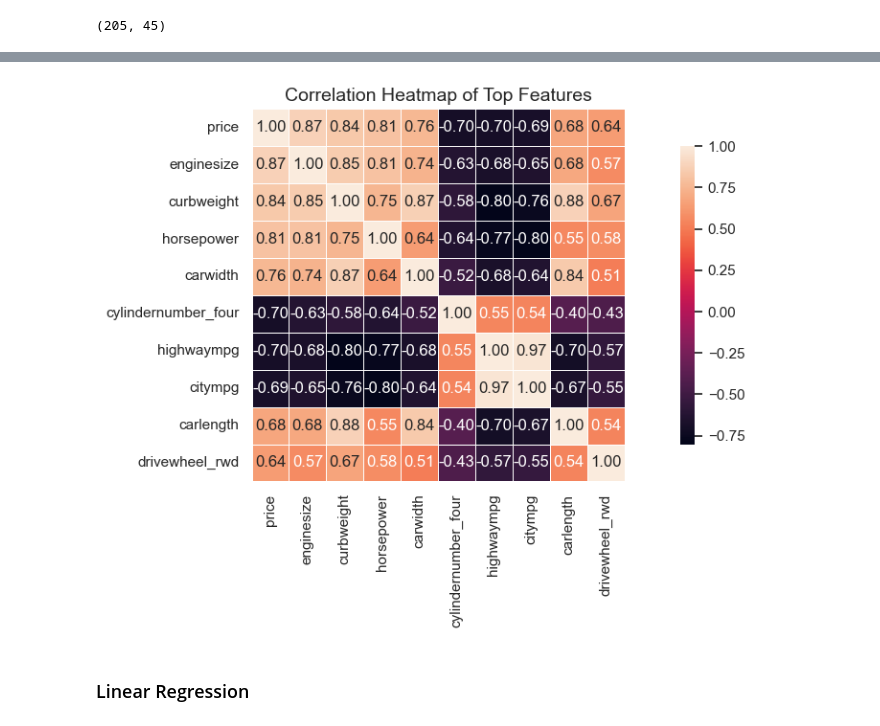
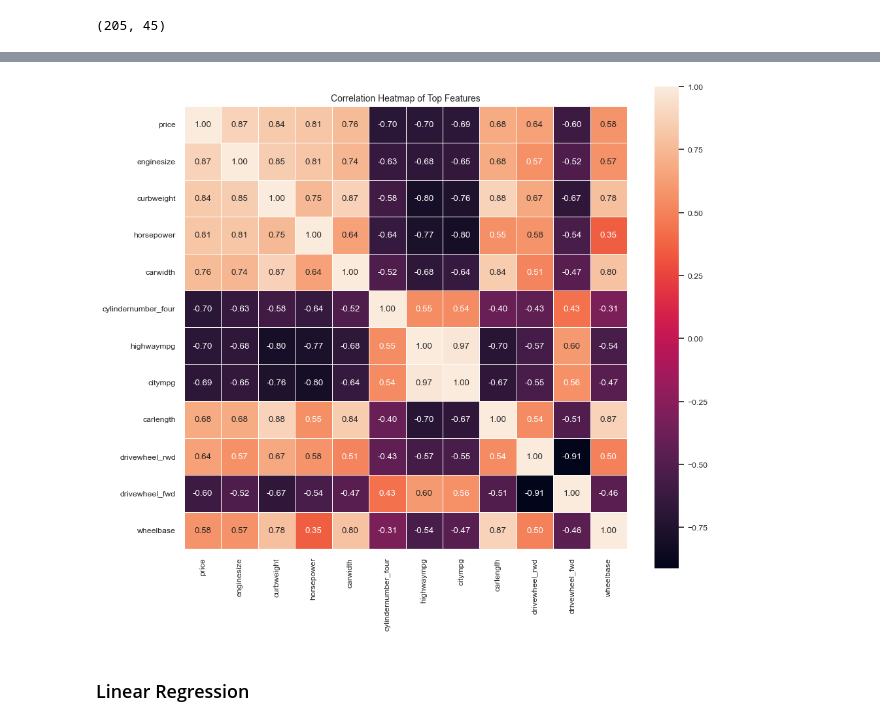
Before and after one commit to srlakkar/DataAnalytics, a Jupyter notebook: LinearRegression/Car Price Prediction/carprediction.ipynb, the cells around one changed output, grey strips where cells are left out. Saved outputs shown, nothing was run; the diff lists cells and outputs as text; code cells hidden in the pictures.

```diff
--- a/LinearRegression/Car Price Prediction/carprediction.ipynb
+++ b/LinearRegression/Car Price Prediction/carprediction.ipynb
@@ -58,6 +58,7 @@ import seaborn as sns
 import matplotlib.pyplot as plt
 
 # Select top n most correlated features with price
-top_n = 10
+top_n = 12
 corr = df.corr()
-top_features = corr['price'].abs().sort_values(ascending=False).head(top_n).index
+top_features = corr['price'].abs().nlargest(top_n).index
+top_features
@@ -67,12 +88,15 @@ top_corr_matrix = df[top_features].corr()
 # %%
 # Set figure size and styling
-plt.figure(figsize=(12, 6))
-sns.set(font_scale=1.0)
+from turtle import color
+
+
+plt.figure(figsize=(10, 10))
+sns.set_theme(font_scale=0.8)
 sns.heatmap(top_corr_matrix, annot=True, fmt=".2f", linewidths=0.5, square=True, cbar_kws={'shrink': .8})
-plt.title('Correlation Heatmap of Top Features', fontsize=14)
+plt.title('Correlation Heatmap of Top Features', fontsize=10)
 plt.tight_layout()
 plt.show()
 # %% [output]
-[figure, old version]
+[figure, new version]
 # %%
 #Prepare for modeling
```
Also changed, not shown: parts of 6 cells of this notebook, 2 other files.
